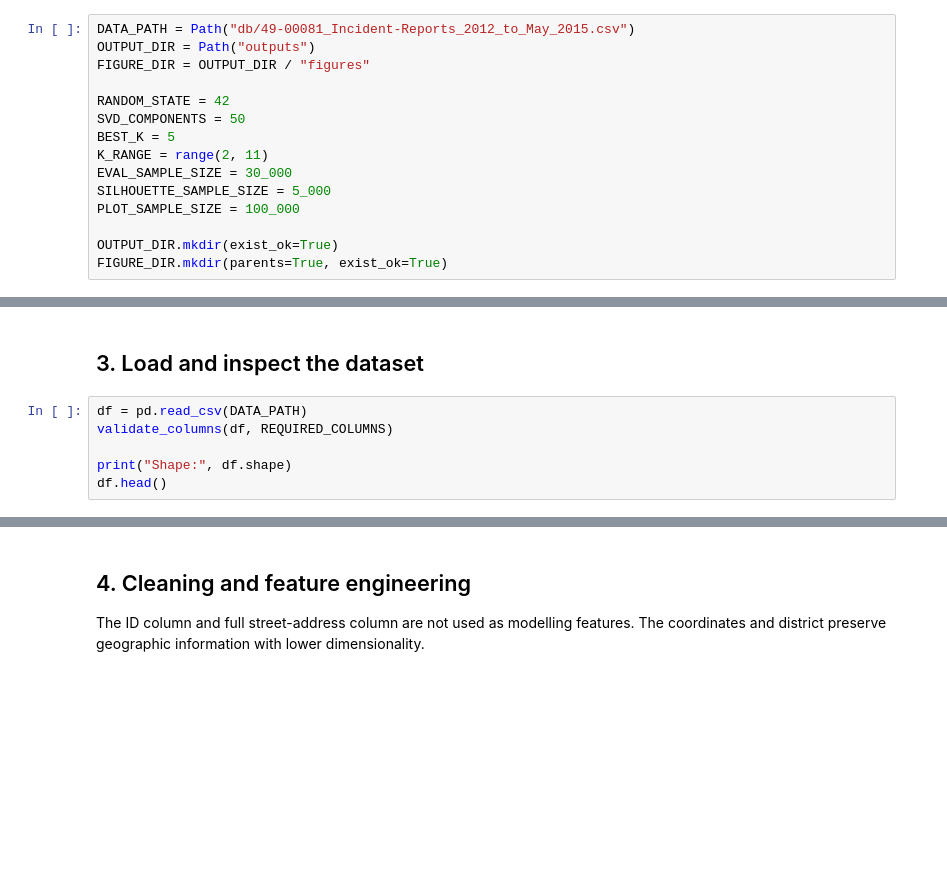
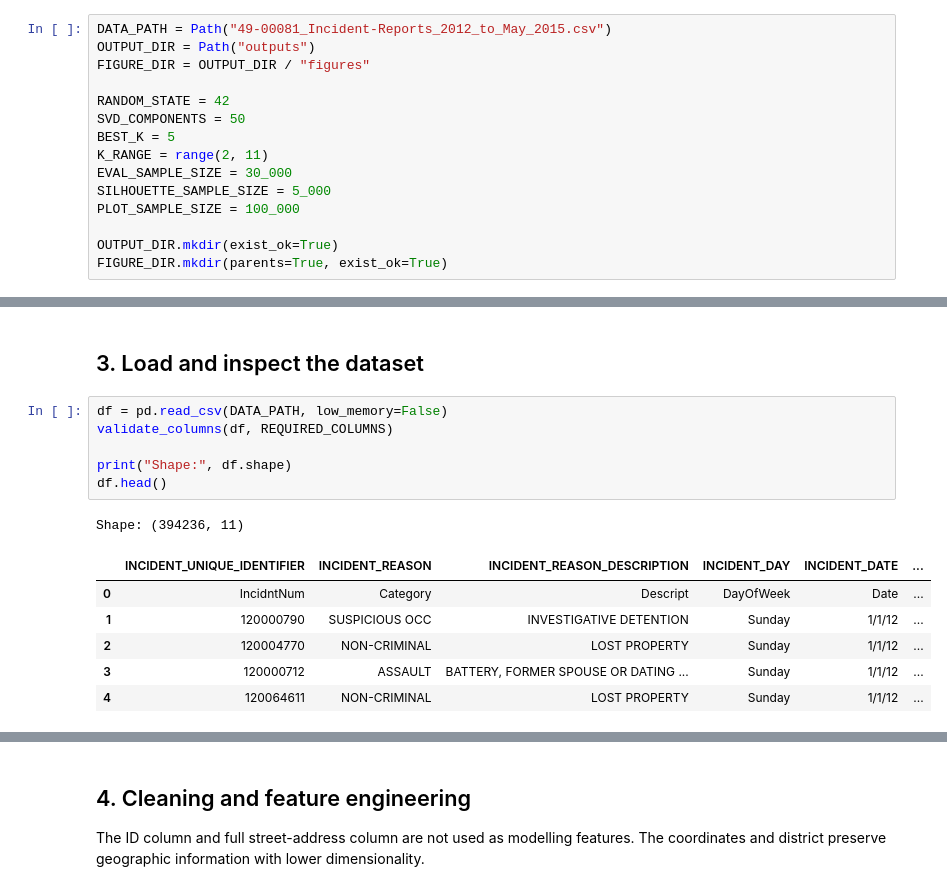
Before and after one commit to anristepanian/incidents_clustering, a Jupyter notebook: main.ipynb, the cells around one changed output, grey strips where cells are left out. Saved outputs shown, nothing was run; the diff lists cells and outputs as text; blank space fills up the shorter version.

```diff
--- a/main.ipynb
+++ b/main.ipynb
@@ -28,7 +28,7 @@ from sklearn.preprocessing import OneHotEncoder, StandardScaler
 # %% [markdown]
 ## 1. Configuration
 # %%
-DATA_PATH = Path("db/49-00081_Incident-Reports_2012_to_May_2015.csv")
+DATA_PATH = Path("49-00081_Incident-Reports_2012_to_May_2015.csv")
 OUTPUT_DIR = Path("outputs")
 FIGURE_DIR = OUTPUT_DIR / "figures"
 
@@ -156,11 +156,19 @@ def sample_array(X: np.ndarray, max_rows: int) -> np.ndarray:
 # %% [markdown]
 ## 3. Load and inspect the dataset
 # %%
-df = pd.read_csv(DATA_PATH)
+df = pd.read_csv(DATA_PATH, low_memory=False)
 validate_columns(df, REQUIRED_COLUMNS)
 
 print("Shape:", df.shape)
 df.head()
+# %% [output]
+Shape: (394236, 11)
+|  | INCIDENT_UNIQUE_IDENTIFIER | INCIDENT_REASON | INCIDENT_REASON_DESCRIPTION | INCIDENT_DAY | INCIDENT_DATE | ... |
+| 0 | IncidntNum | Category | Descript | DayOfWeek | Date | ... |
+| 1 | 120000790 | SUSPICIOUS OCC | INVESTIGATIVE DETENTION | Sunday | 1/1/12 | ... |
+| 2 | 120004770 | NON-CRIMINAL | LOST PROPERTY | Sunday | 1/1/12 | ... |
+| 3 | 120000712 | ASSAULT | BATTERY, FORMER SPOUSE OR DATING ... | Sunday | 1/1/12 | ... |
+| 4 | 120064611 | NON-CRIMINAL | LOST PROPERTY | Sunday | 1/1/12 | ... |
 # %%
 column_groups = {
     "INCIDENT_UNIQUE_IDENTIFIER": "id_like",
```
Also changed, not shown: parts of 11 cells of this notebook, 14 other files.
